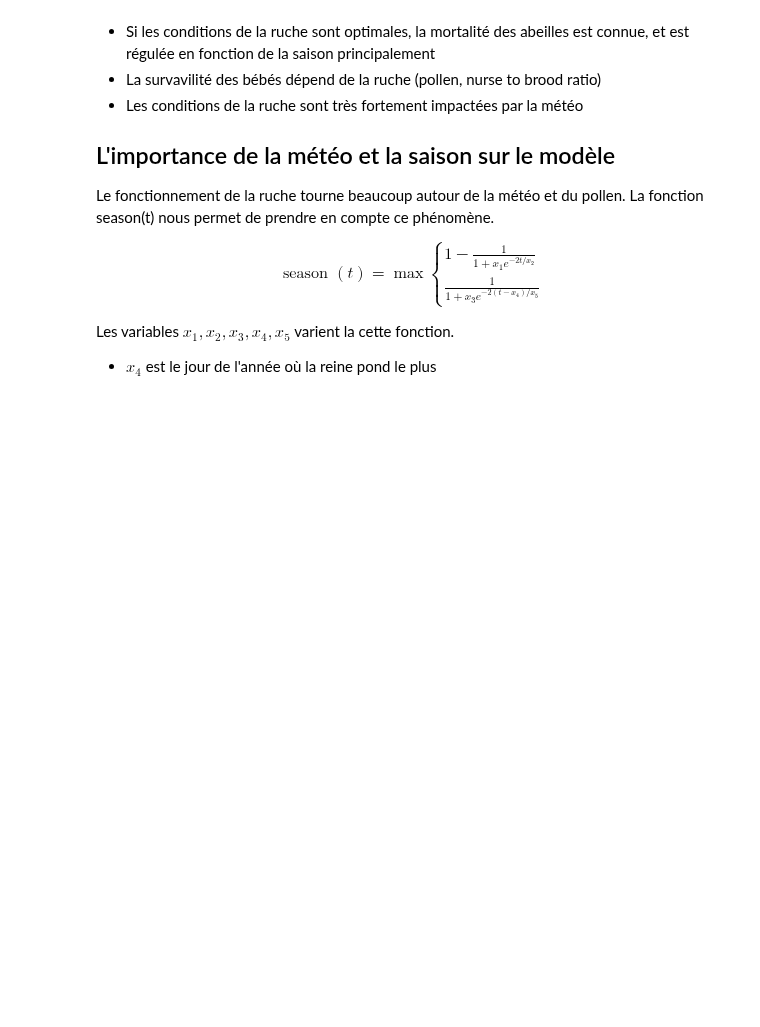
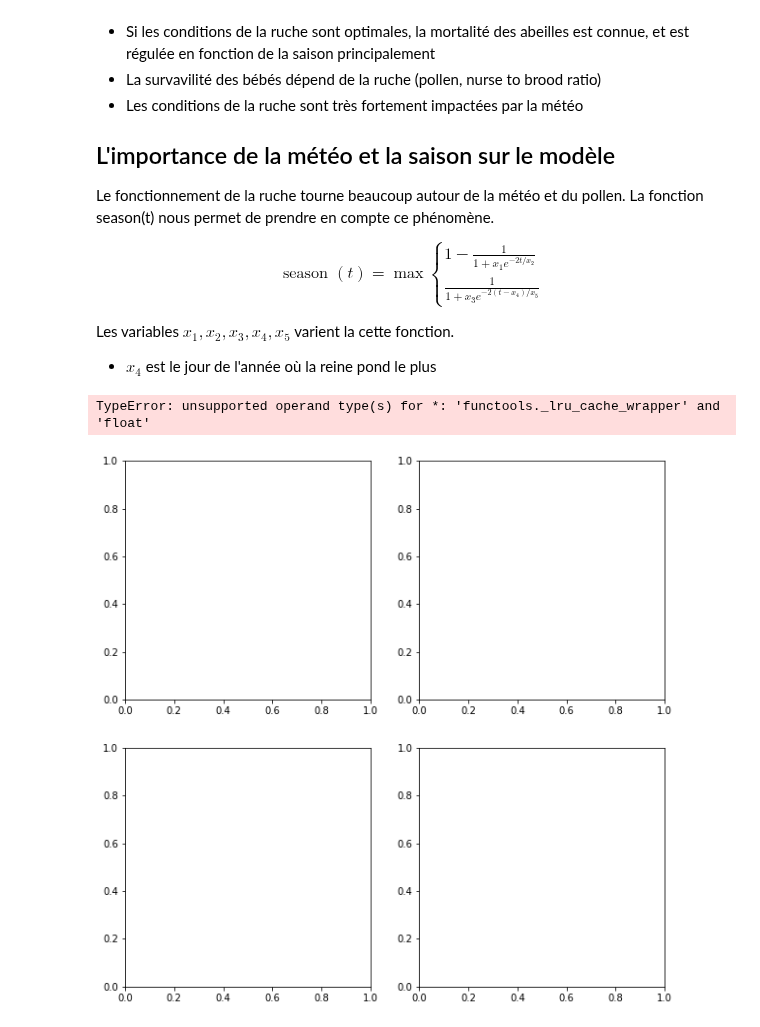
Before and after one commit to SylvJalb/beenamics, a Jupyter notebook: beezbeez.ipynb, the cells around one changed output. Saved outputs shown, nothing was run; the diff lists cells and outputs as text; code cells hidden in the pictures; blank space fills up the shorter version.

Commit message:
Revert "modifs fonctions CELLS***"
This reverts commit 613b717be8599d41085a3c8b40aa1d35a5a11e35

```diff
--- a/beezbeez.ipynb
+++ b/beezbeez.ipynb
@@ -51,7 +53,7 @@ $$
 Les variables $x_1, x_2, x_3, x_4, x_5$ varient la cette fonction.
  - $x_4$ est le jour de l'année où la reine pond le plus
 # %%
-CELLShive = 250000
+CELLShive = 20000
 SUPthreshold = 0.2
 ELRstochrange = 0.01
 ELRbase = 1600
@@ -78,6 +80,8 @@ POLLENNEEDlarva = lambda i: [.001,.003 , .006, .012, .027][i]
 CANNIBALISMhungerbase = lambda i: [.23,.3,.58,.06,0][i - 1]
 
 FACTORpollenstorage = 6
+LOADpollenforager = .06
+TURNSpollenforager = 10
 FACTORforagingsuccess = .8
 FACTORminpollenforagers = .01
 FACTORforagingmax = .33
@@ -89,10 +93,10 @@ NECTARNEEDnurse = .267
 NECTARNEEDactiveforager = .2
 
 LOADpollenforager = .06
-TURNSpollenforager = 10
+TURNSpollenforager = 20
 
 LOADnectarforager = .04
-TURNSnectarforager = 15
+TURNSnectarforager = 10
 
 ProcessorsPerCell = 2
 RATIOnectar_to_honey = .4
@@ -162,7 +166,7 @@ def SUPcomb(t):
 
 # (page 5, eq 4)
 def ELRstoch(t):
-    value = 1 #np.random.uniform(-ELRstochrange, ELRstochrange)
+    value = np.random.uniform(-ELRstochrange, ELRstochrange)
     return value
 
 # (page 5, eq 5)
@@ -181,7 +185,8 @@ def EGGS(i, t):
         print('This should not have been called')
         return None
     if i ==1:
-        value = ELR(t-1) * (1-MORTALITYeggs)
+        a, b = ELR(t-1), (1-MORTALITYeggs)
+        value = a * b
     elif (i==2 or i==3):
         value = EGGS(i-1, t-1)*(1-MORTALITYeggs)
     elif i>3:
@@ -192,11 +197,7 @@ def EGGS(i, t):
 # (page 5, eq 7)
 @lru_cache(maxsize=None)
 def CELLSeggs(t):
-    value = 0
-    for i in range(LIFESPANegg):
-        # The i+1 is to represent the age of the growing bees
-        value += EGGS(i+1,t)
-    return value
+    return np.sum([EGGS(i + 1, t) for i in range(LIFESPANegg)])
 # %%
 # (page 6, eq 9)
 @lru_cache(maxsize=None)
@@ -213,7 +214,7 @@ def CANNIBALISMlarvae(i, t):
 # (page 6, eq 11)
 @lru_cache(maxsize=None)
 def LARVAE(i, t):
-    if t <= 0:
+    if t == 0:
         return 0
     if i == 1:
         return EGGS(LIFESPANegg, t - 1) * SURVIVALlarvae(1, t)
@@ -229,19 +230,13 @@ def PUPAE(i, t):
         return 0
     if i == 1:
         return LARVAE(LIFESPANlarva, t - 1) * (1 - MORTALITYpupae)
-    elif i<=LIFESPANpupa:
+    else:
         return PUPAE(i - 1, t - 1) * (1 - MORTALITYpupae)
-    else:
-        raise Exception("PUPAE age error")
 
 # (page 6, eq 15)
 @lru_cache(maxsize=None)
 def CELLSpupae(t):
-    value = 0
-    for i in range(LIFESPANpupa):
-        # The i+1 is to represent the age of the growing bees
-        value += PUPAE(i+1,t)
-    return value
+    return np.sum([PUPAE(i + 1, t) for i in range(LIFESPANpupa)])
 
 # (page 6, eq 17)
 @lru_cache(maxsize=None)
@@ -252,11 +247,7 @@ def CELLSbrood(t):
 # (page 6, eq 12)
 @lru_cache(maxsize=None)
 def CELLSlarvae(t):
-    value = 0
-    for i in range(LIFESPANlarva):
-        # The i+1 is to represent the age of the growing bees
-        value += LARVAE(i+1,t)
-    return value
+    return np.sum([LARVAE(i + 1, t) for i in range(LIFESPANlarva)])
 # %%
 # (page 7, eq 18)
 @lru_cache(maxsize=None)
@@ -545,27 +536,31 @@ def WEIGHTcolony(t):
 def BEESlazy(t):
     return (BEESadult(t) * (1 - FACTORothertasks)) - FORAGERSactive(t) - NURSES(t) - PROCESSORS(t)
 # %%
+reset_cache()
 fig, ax = plt.subplots(nrows=2, ncols=2, figsize=(10, 10))
 
 a, b, c, d = [], [], [], []
 
 time = np.arange(366)
 
 for t in time:
     a.append(CELLSeggs(t))
     b.append(CELLSlarvae(t))
     c.append(CELLSpupae(t))
     d.append(CELLSbrood(t))
 
 ax[0,0].plot(a)
 ax[0,0].title.set_text("eggs")
 ax[1,0].plot(b)
 ax[1,0].title.set_text("larvae")
 ax[0,1].plot(c)
 ax[0,1].title.set_text("pupae")
 ax[1,1].plot(d)
-ax[1,1].title.set_text("Fluctuations of brood cells")
+ax[1,1].title.set_text("brood")
 plt.show()
+# %% [output]
+TypeError: unsupported operand type(s) for *: 'functools._lru_cache_wrapper' and 'float'
+[figure, added]
 # %%
 fig, ax = plt.subplots(nrows=4, ncols=2, figsize=(15, 15))
 
```
Also changed, not shown: parts of 3 cells of this notebook.
